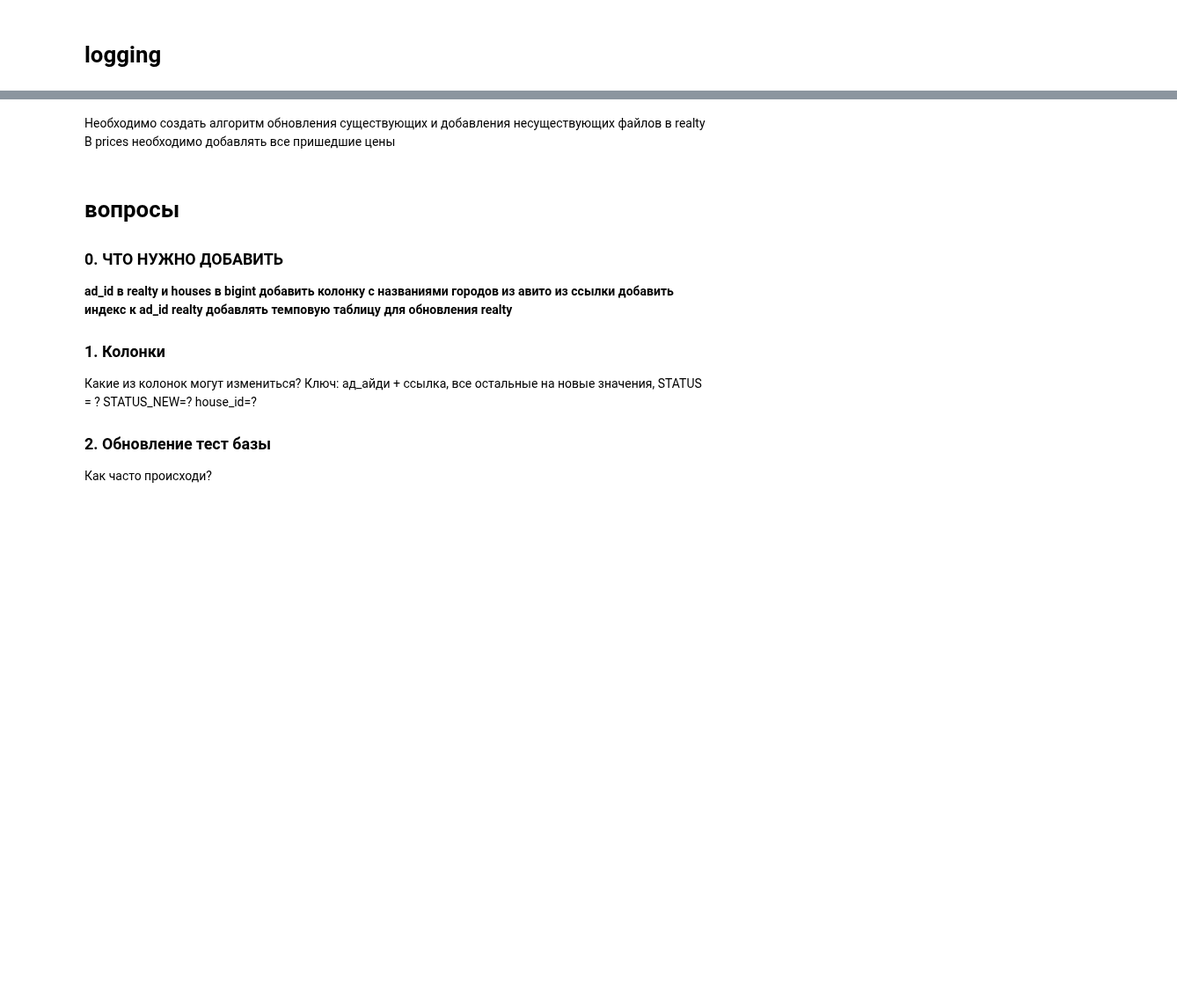
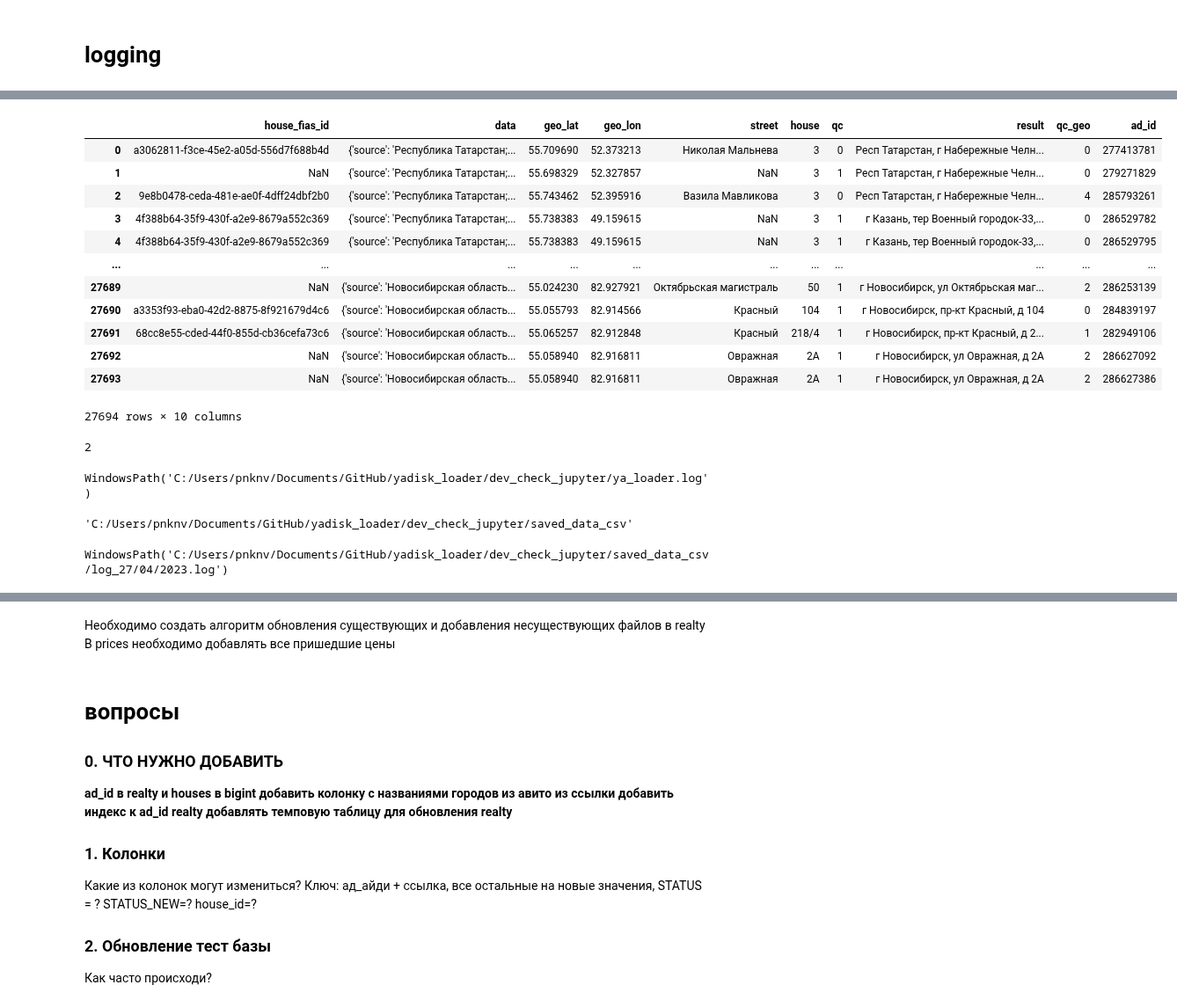
Before and after one commit to Nedvizhka/yadisk_loader, a Jupyter notebook: dev_check_jupyter/testing.ipynb, the cells around one changed output, grey strips where cells are left out. Shown at 88% size. Drawn from its saved outputs; the diff is of its cells as text; code cells hidden in the pictures; blank space fills up the shorter version.

Commit message:
rd to test w dadata and log

```diff
--- a/dev_check_jupyter/testing.ipynb
+++ b/dev_check_jupyter/testing.ipynb
@@ -29,0 +38,2 @@ while num<4:
+# %%
+a = pd.read_csv(Path.cwd()/'saved_data_csv/cian_dadata_request_26_04_2023.csv', encoding='cp1251', index_col=0)
@@ -29,0 +60,20 @@ while num<4:
+# %%
+a
+# %% [output]
+|  | house_fias_id | data | geo_lat | geo_lon | street | house | qc | result | qc_geo | ad_id |
+| 0 | a3062811-f3ce-45e2-a05d-556d7f688b4d | {'source': 'Республика Татарстан;... | 55.709690 | 52.373213 | Николая Мальнева | 3 | 0 | Респ Татарстан, г Набережные Челн... | 0 | 277413781 |
+| 1 | NaN | {'source': 'Республика Татарстан;... | 55.698329 | 52.327857 | NaN | 3 | 1 | Респ Татарстан, г Набережные Челн... | 0 | 279271829 |
+| 2 | 9e8b0478-ceda-481e-ae0f-4dff24dbf2b0 | {'source': 'Республика Татарстан;... | 55.743462 | 52.395916 | Вазила Мавликова | 3 | 0 | Респ Татарстан, г Набережные Челн... | 4 | 285793261 |
+| 3 | 4f388b64-35f9-430f-a2e9-8679a552c369 | {'source': 'Республика Татарстан;... | 55.738383 | 49.159615 | NaN | 3 | 1 | г Казань, тер Военный городок-33,... | 0 | 286529782 |
+| 4 | 4f388b64-35f9-430f-a2e9-8679a552c369 | {'source': 'Республика Татарстан;... | 55.738383 | 49.159615 | NaN | 3 | 1 | г Казань, тер Военный городок-33,... | 0 | 286529795 |
+| ... | ... | ... | ... | ... | ... | ... | ... | ... | ... | ... |
+| 27689 | NaN | {'source': 'Новосибирская область... | 55.024230 | 82.927921 | Октябрьская магистраль | 50 | 1 | г Новосибирск, ул Октябрьская маг... | 2 | 286253139 |
+| 27690 | a3353f93-eba0-42d2-8875-8f921679d4c6 | {'source': 'Новосибирская область... | 55.055793 | 82.914566 | Красный | 104 | 1 | г Новосибирск, пр-кт Красный, д 104 | 0 | 284839197 |
+| 27691 | 68cc8e55-cded-44f0-855d-cb36cefa73c6 | {'source': 'Новосибирская область... | 55.065257 | 82.912848 | Красный | 218/4 | 1 | г Новосибирск, пр-кт Красный, д 2... | 1 | 282949106 |
+| 27692 | NaN | {'source': 'Новосибирская область... | 55.058940 | 82.916811 | Овражная | 2А | 1 | г Новосибирск, ул Овражная, д 2А | 2 | 286627092 |
+| 27693 | NaN | {'source': 'Новосибирская область... | 55.058940 | 82.916811 | Овражная | 2А | 1 | г Новосибирск, ул Овражная, д 2А | 2 | 286627386 |
+27694 rows × 10 columns
+# %%
+len(set([123123, 123, 277413781]) - set(a.ad_id.astype(int).to_list()))
+# %% [output]
+2
@@ -29,0 +82,12 @@ while num<4:
+# %%
+Path.cwd()/'ya_loader.log'
+# %% [output]
+WindowsPath('C:/Users/pnknv/Documents/GitHub/yadisk_loader/dev_check_jupyter/ya_loader.log')
+# %%
+local_save_dir_data
+# %% [output]
+'C:/Users/pnknv/Documents/GitHub/yadisk_loader/dev_check_jupyter/saved_data_csv'
+# %%
+Path(local_save_dir_data)/f'log_{get_today_date()[:10]}.log'
+# %% [output]
+WindowsPath('C:/Users/pnknv/Documents/GitHub/yadisk_loader/dev_check_jupyter/saved_data_csv/log_27/04/2023.log')
```
Also changed, not shown: parts of 16 cells of this notebook, 33 other files.
